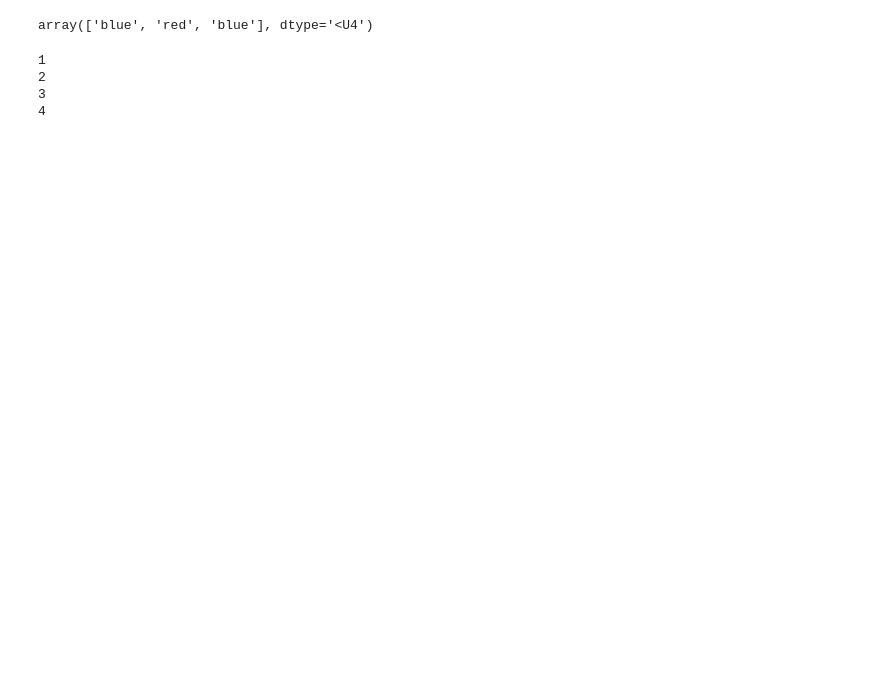
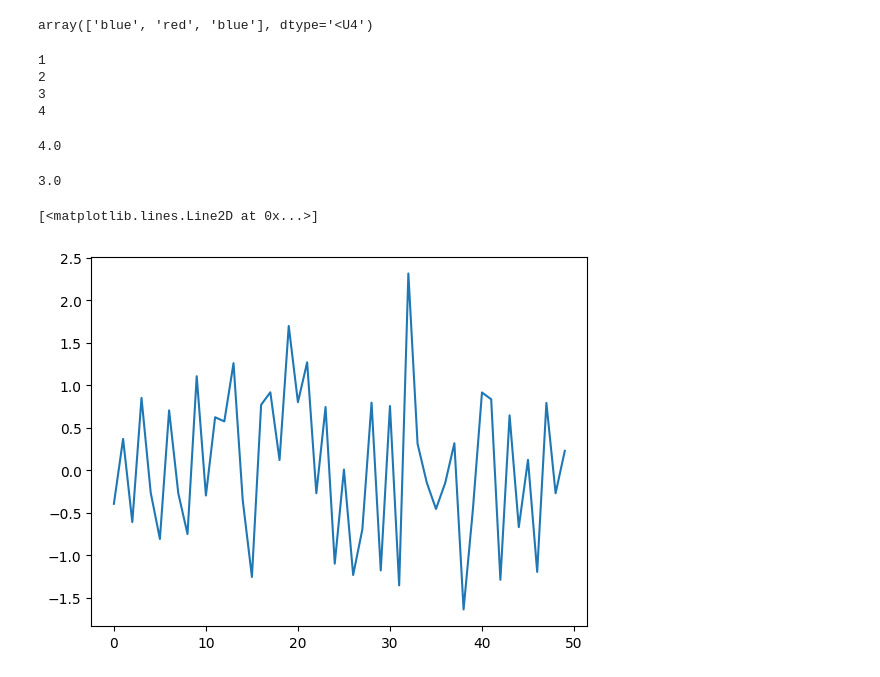
Before and after one commit to SavvasEft/OutliersLab, a Jupyter notebook: notebooks/random_tries.ipynb, the cells around one changed output. Cells and saved outputs as stored; diff of their text form; code cells hidden in the pictures; blank space fills up the shorter version.

```diff
--- a/notebooks/random_tries.ipynb
+++ b/notebooks/random_tries.ipynb
@@ -370,3 +370,31 @@ for i in test1:
 2
 3
 4
+# %%
+import scipy.stats as stats
+import numpy as np
+x = [0, 1, 2, 3, 4, 5, 6, 7, 8, 9, 10]
+
+stats.median_abs_deviation(x, scale=0.75)
+# %% [output]
+4.0
+# %%
+(np.median(np.absolute(x - np.median(x))))
+# %% [output]
+3.0
+# %%
+x = np.random.randn(50)
+# %%
+import matplotlib.pyplot as plt
+plt.plot(x)
+
+median=np.median(data)
+MAD = stats.median_abs_deviation(data, scale=1)
+m_z_score = stats.norm.ppf(.75)*(data-median) / MAD
+
+mean = np.mean(data)
+std =  np.std(data)
+z_score = (data - mean) / std
+# %% [output]
+[<matplotlib.lines.Line2D at 0x...>]
+[figure, added]
```
Also changed, not shown: parts of 1 cell of this notebook, 2 other files.
